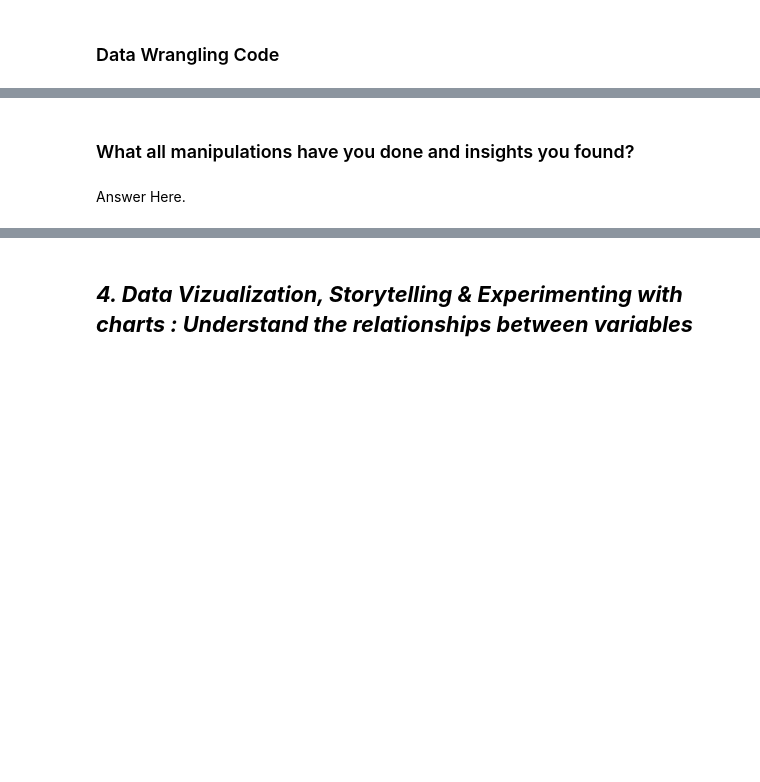
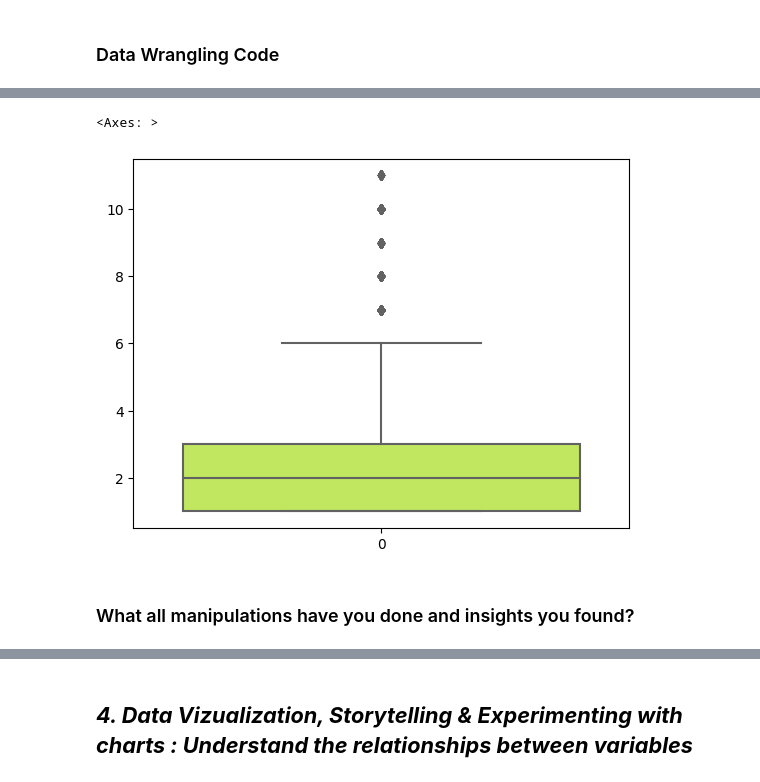
Before and after one commit to rauman43/Sample-EDA-Airbnb, a Jupyter notebook: Capstone_Project_AIRBNB_Sample_EDA_Submission_Template.ipynb, the cells around one changed output, grey strips where cells are left out. Cells and saved outputs as stored; diff of their text form; code cells hidden in the pictures; blank space fills up the shorter version.

```diff
--- a/Capstone_Project_AIRBNB_Sample_EDA_Submission_Template.ipynb
+++ b/Capstone_Project_AIRBNB_Sample_EDA_Submission_Template.ipynb
@@ -347,4 +451,19 @@ No. of unique values in availability_365 is 366
+# %%
+# Calculate the IQR and boundaries
+Q1 = df2['minimum_nights'].quantile(0.25)
+Q3 = df2['minimum_nights'].quantile(0.75)
+IQR = Q3 - Q1
+lower_boundary = Q1 - 1.5 * IQR
+upper_boundary = Q3 + 1.5 * IQR
+
+# Filter the dataset to remove outliers
+df2 = df2[(df2['minimum_nights'] >= lower_boundary) & (df2['minimum_nights'] <= upper_boundary)]
+# %%
+# Boxplot of 'minimum_nights' column without outliers
+sns.boxplot(df2['minimum_nights'], color='#cafe48')
+# The boxplot for minimum nights now looks good without outliers!
+# %% [output]
+<Axes: >
+[figure, added]
 # %% [markdown]
 ### What all manipulations have you done and insights you found?
-# %% [markdown]
-Answer Here.
```
Also changed, not shown: parts of 19 cells of this notebook.
